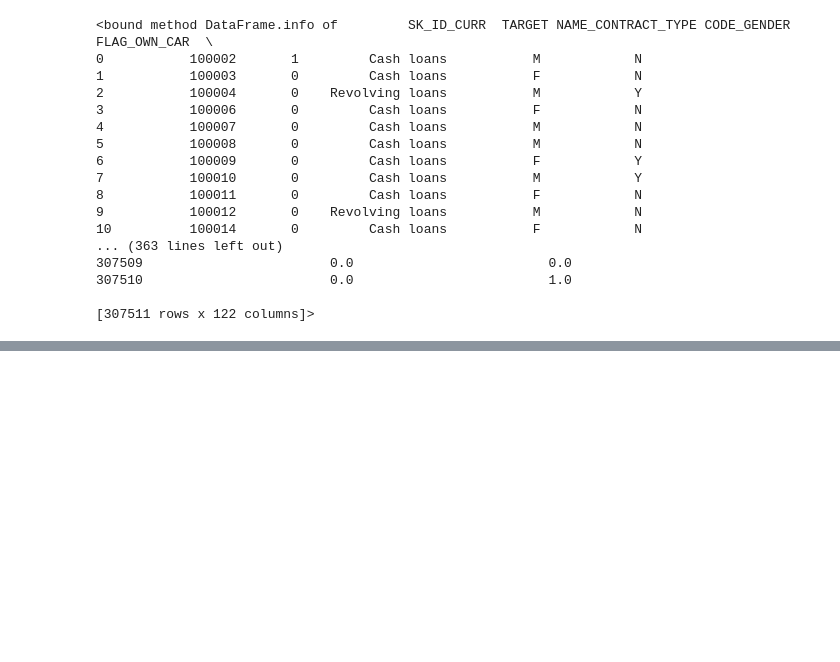
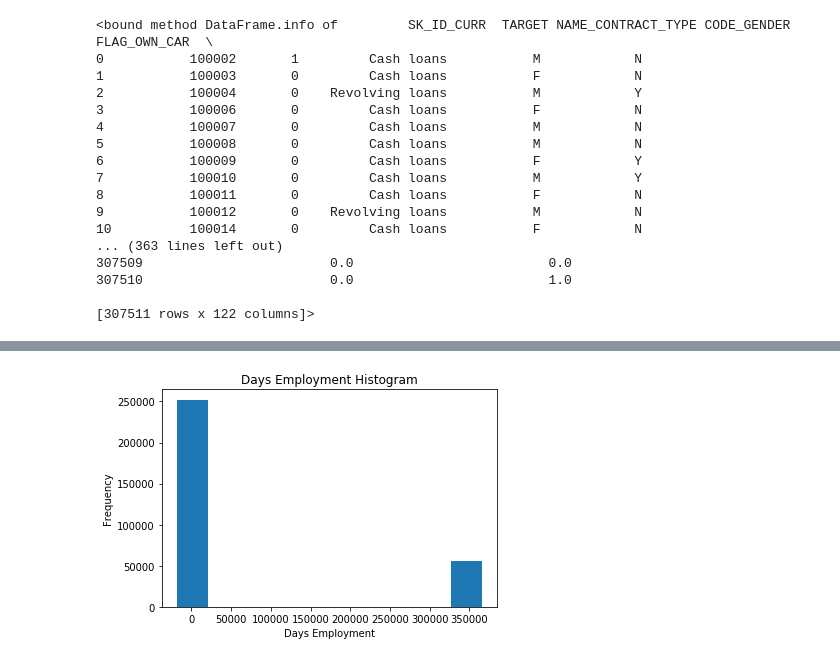
Before and after one commit to pablo-chung/2nd-ML100Days, a Jupyter notebook: homework/Day_005_HW.ipynb, the cells around one changed output, grey strips where cells are left out. Saved outputs shown, nothing was run; the diff lists cells and outputs as text; code cells hidden in the pictures; blank space fills up the shorter version.

```diff
--- a/homework/Day_005_HW.ipynb
+++ b/homework/Day_005_HW.ipynb
@@ -92 +92,6 @@ app_train['AMT_ANNUITY'].plot(kind='hist',bins=50)
 [figure]
+# %%
+app_train['DAYS_EMPLOYED'].plot.hist(title = 'Days Employment Histogram');
+plt.xlabel('Days Employment');
+# %% [output]
+[figure, added]
```
Also changed, not shown: parts of 1 cell of this notebook.
